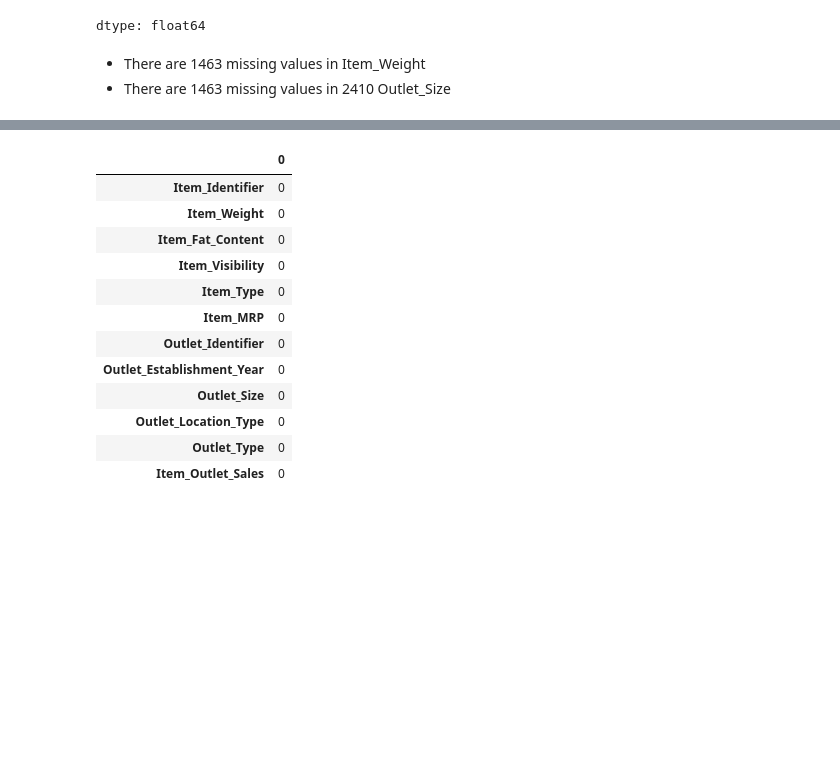
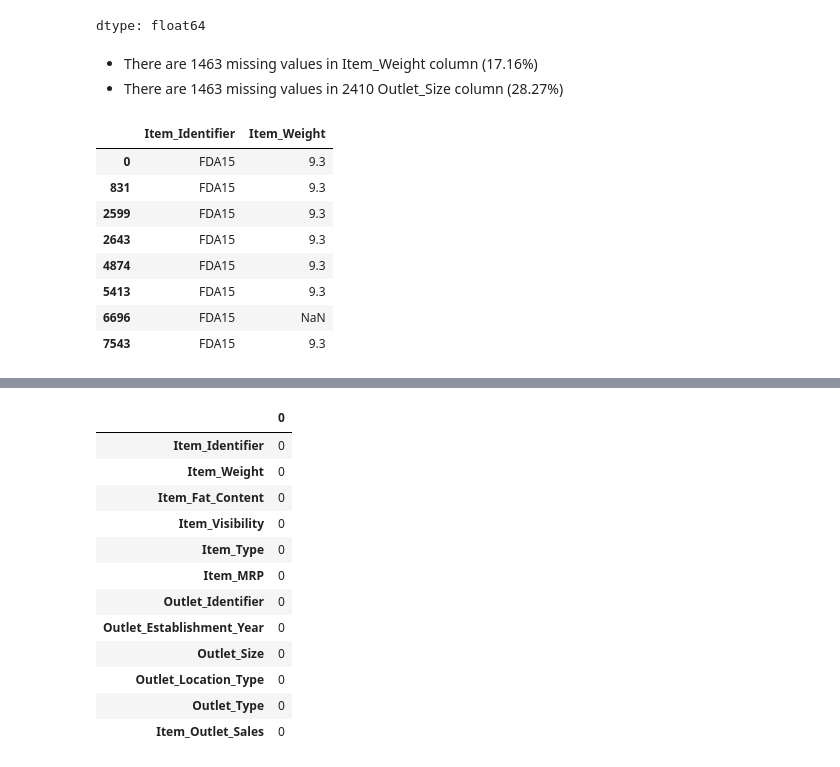
Before and after one commit to MaysNassar/prediction-of-product-sales, a Jupyter notebook: prediction_of_product_sales.ipynb, the cells around one changed output, grey strips where cells are left out. Saved outputs shown, nothing was run; the diff lists cells and outputs as text; code cells hidden in the pictures; blank space fills up the shorter version.

```diff
--- a/prediction_of_product_sales.ipynb
+++ b/prediction_of_product_sales.ipynb
@@ -143,5 +143,17 @@ df.isna().sum() / len(df) * 100
 | Item_Outlet_Sales | 0.000000 |
 dtype: float64
 # %% [markdown]
-* There are 1463 missing values in Item_Weight
-* There are 1463 missing values in 2410 Outlet_Size
+* There are 1463 missing values in Item_Weight column (17.16%)
+* There are 1463 missing values in 2410 Outlet_Size column (28.27%)
+# %%
+df[df['Item_Identifier']== 'FDA15'][['Item_Identifier', 'Item_Weight']]
+# %% [output]
+|  | Item_Identifier | Item_Weight |
+| 0 | FDA15 | 9.3 |
+| 831 | FDA15 | 9.3 |
+| 2599 | FDA15 | 9.3 |
+| 2643 | FDA15 | 9.3 |
+| 4874 | FDA15 | 9.3 |
+| 5413 | FDA15 | 9.3 |
+| 6696 | FDA15 | NaN |
+| 7543 | FDA15 | 9.3 |
```
Also changed, not shown: parts of 18 cells of this notebook.
